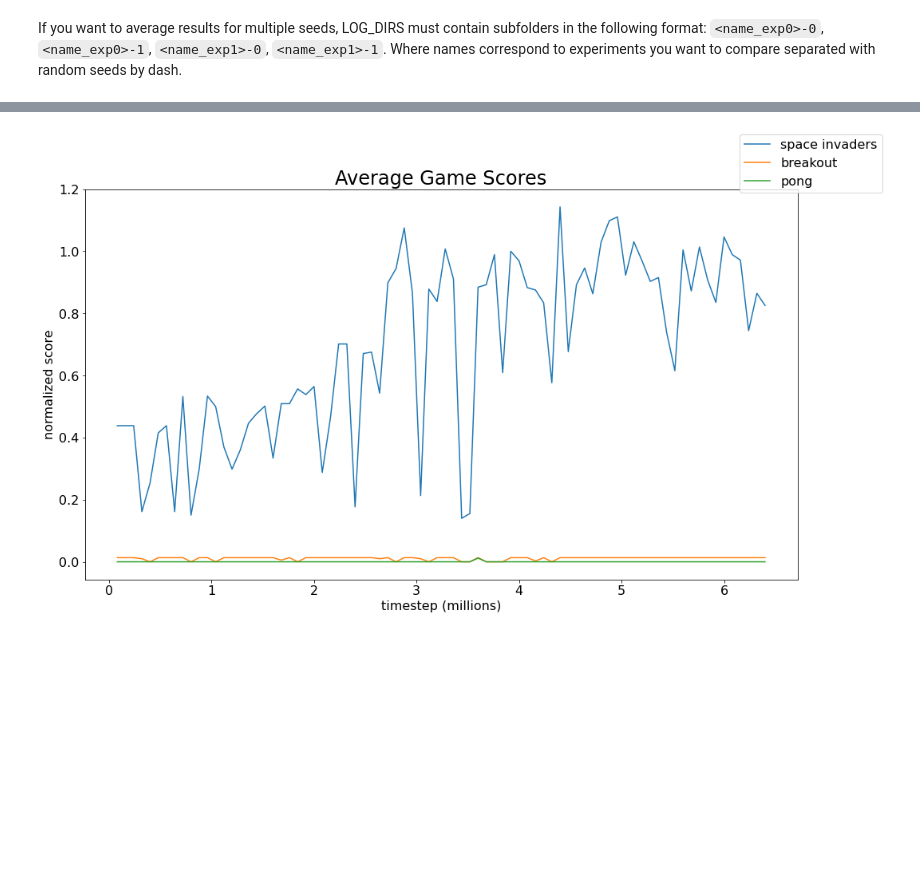
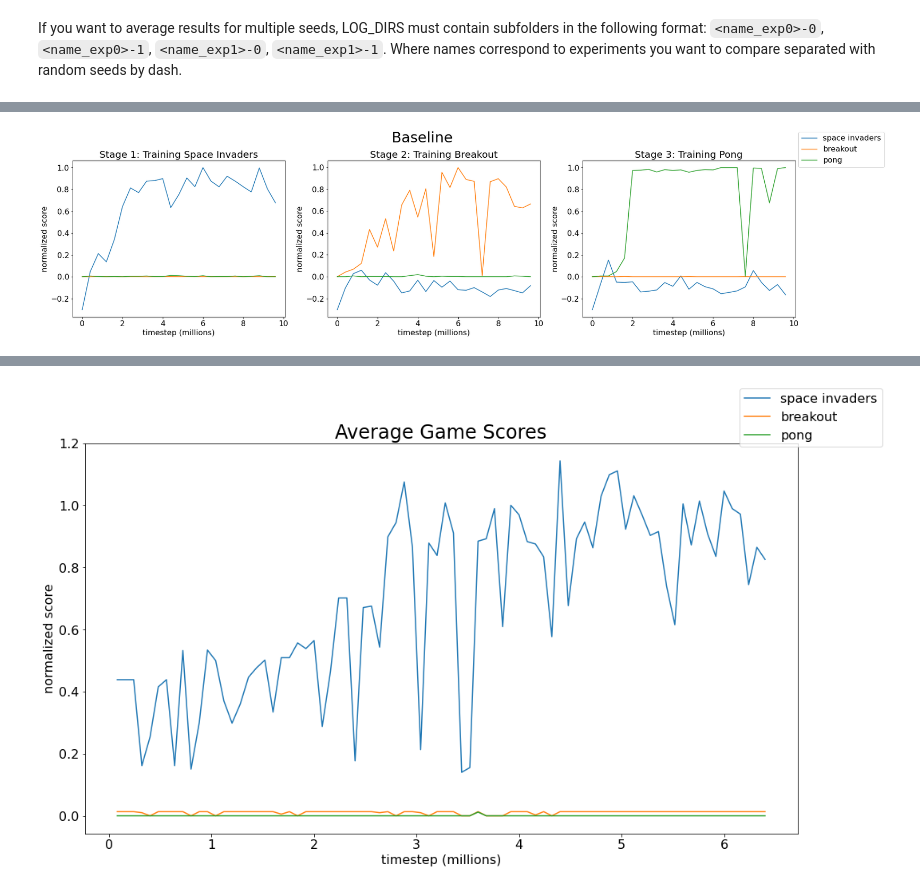
Before and after one commit to edjah/neuro140-final-project, a Jupyter notebook: visualize.ipynb, the cells around one changed output, grey strips where cells are left out. Drawn from its saved outputs; the diff is of its cells as text; code cells hidden in the pictures; blank space fills up the shorter version.

```diff
--- a/visualize.ipynb
+++ b/visualize.ipynb
@@ -9,8 +13,8 @@ If you want to average results for multiple seeds, LOG_DIRS must contain subfold
 # %%
 # TODO: may need to modify these values
 game_score_ranges = {
-   'SpaceInvadersNoFrameskip-v4': (0, 650),
-   'SixActionBreakoutNoFrameskip-v4': (0, 150),
+   'SpaceInvadersNoFrameskip-v4': (151, 650),
+   'SixActionBreakoutNoFrameskip-v4': (0, 400),
    'PongNoFrameskip-v4': (-21, 21),
 }
 
@@ -22,13 +26,13 @@ friendly_names = {
 
 def plot_train(game):
     directory = f'logs/{game}/'
-    results = pu.load_results(directory)
-    fig = pu.plot_results(results[:1], average_group=True, shaded_std=True)
+    results = pu.load_results(directory)[:1]
+    fig = pu.plot_results(results, average_group=True, shaded_std=True)
     plt.title(game + ' results')
-    return results[:1]
+    return results
 
-def plot_eval(game):
-    csv = f'logs/{game}/cl_evals.csv'
+def plot_eval(directory):
+    csv = f'logs/{directory}/cl_evals.csv'
     df = pandas.read_csv(csv)
 
     # normalizing the game scores
@@ -37,10 +41,35 @@ def plot_eval(game):
         df[game] = (df[game] - score_min) / (score_max - score_min)
         ax.plot(df['timestep'] / 1e6, df[game], label=friendly_names[game])
 
-    ax.set_title('Average Game Scores', fontsize=24)
+    ax.set_title(directory +' ' + 'Average Game Scores', fontsize=24)
     ax.set_ylabel('normalized score', fontsize=16)
     ax.set_xlabel('timestep (millions)', fontsize=16)
     ax.tick_params(axis='both', which='major', labelsize=16)
     fig.legend(fontsize=16)
 
     return df
+
+def plot_experiment(experiment, title):
+    fig, axes = plt.subplots(1, 3, figsize=(9*3, 6))
+    axes = axes.flatten()
+
+    for i, ax, game in zip(range(3), axes, ['Space Invaders', 'Breakout', 'Pong']):
+        csv = f'logs/{experiment}_{game.replace(" ", "").lower()}/cl_evals.csv'
+        df = pandas.read_csv(csv)
+
+        # normalizing the game scores
+        for g, (score_min, score_max) in game_score_ranges.items():
+            df[g] = (df[g] - score_min) / (score_max - score_min)
+            ax.plot(df['timestep'] / 1e6, df[g], label=friendly_names[g])
+
+        ax.set_title(f'Stage {i + 1}: Training {game}', fontsize=20)
+        ax.set_ylabel('normalized score', fontsize=16)
+        ax.set_xlabel('timestep (millions)', fontsize=16)
+        ax.tick_params(axis='both', which='major', labelsize=16)
+
+    fig.suptitle(title, fontsize=30, y=1.02)
+    fig.legend(*ax.get_legend_handles_labels(), fontsize=16)
+# %%
+plot_experiment('exp0_baseline', 'Baseline')
+# %% [output]
+[figure, added]
```
Also changed, not shown: parts of 4 cells of this notebook, 1 other file.
